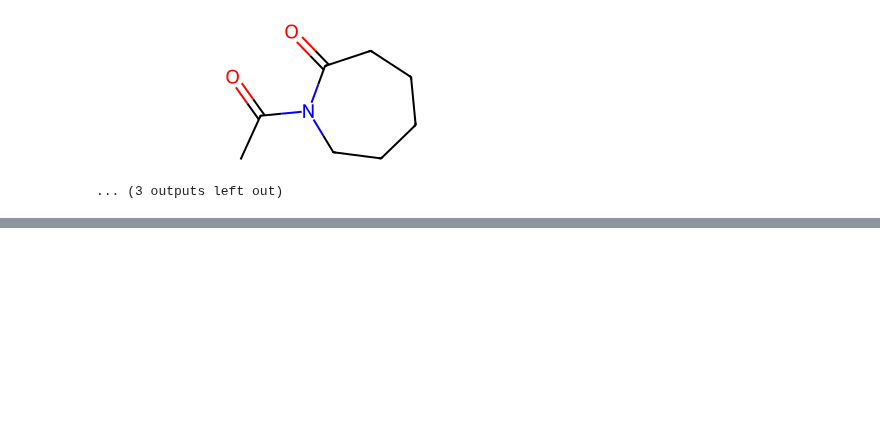
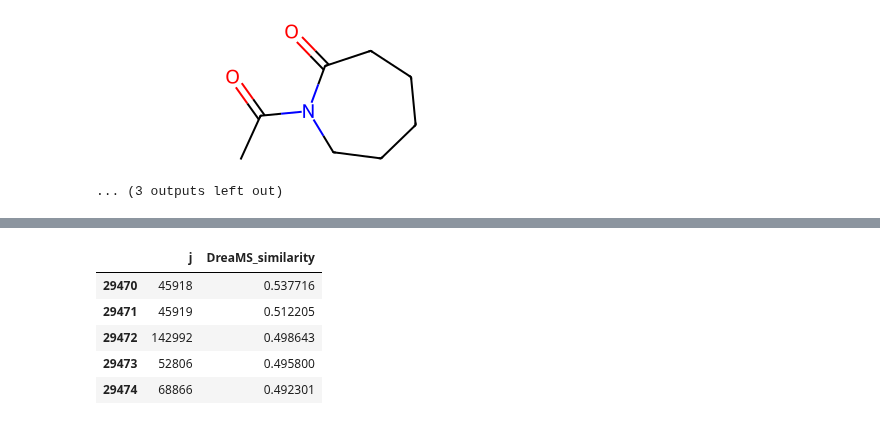
Before and after one commit to VergilVolk/dreams-chemaware, a Jupyter notebook: tutorials/library_matching.ipynb, the cells around one changed output, grey strips where cells are left out. Drawn from its saved outputs; the diff is of its cells as text; code cells hidden in the pictures; blank space fills up the shorter version.

```diff
--- a/tutorials/library_matching.ipynb
+++ b/tutorials/library_matching.ipynb
@@ -192,0 +208,10 @@ array([[1.        , 0.93693964, 0.04872774, 0.84120041, 0.10692175],
+# %%
+# Exact nearest neighbors search
+df_i[['j', 'DreaMS_similarity']]
+# %% [output]
+|  | j | DreaMS_similarity |
+| 29470 | 45918 | 0.537716 |
+| 29471 | 45919 | 0.512205 |
+| 29472 | 142992 | 0.498643 |
+| 29473 | 52806 | 0.495800 |
+| 29474 | 68866 | 0.492301 |
```
Also changed, not shown: parts of 13 cells of this notebook.
